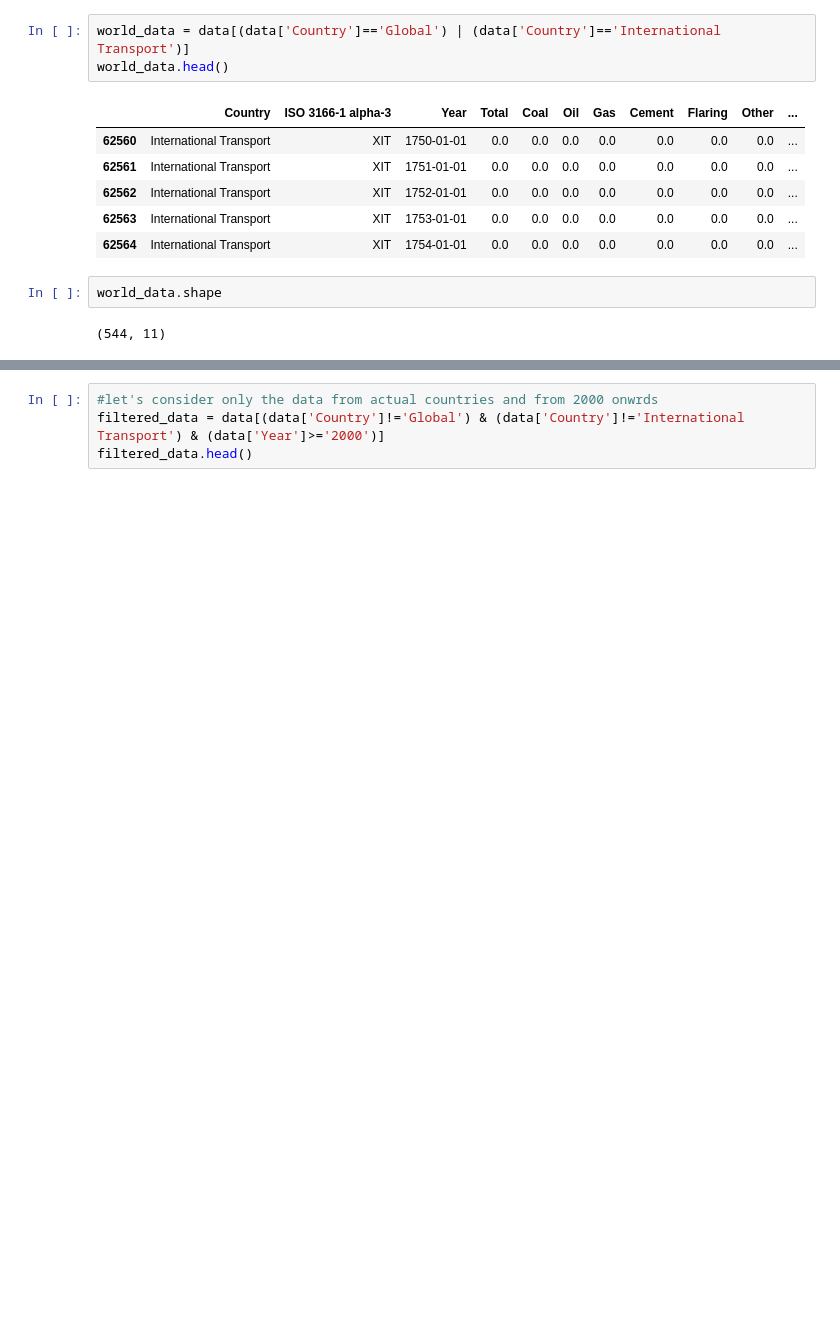
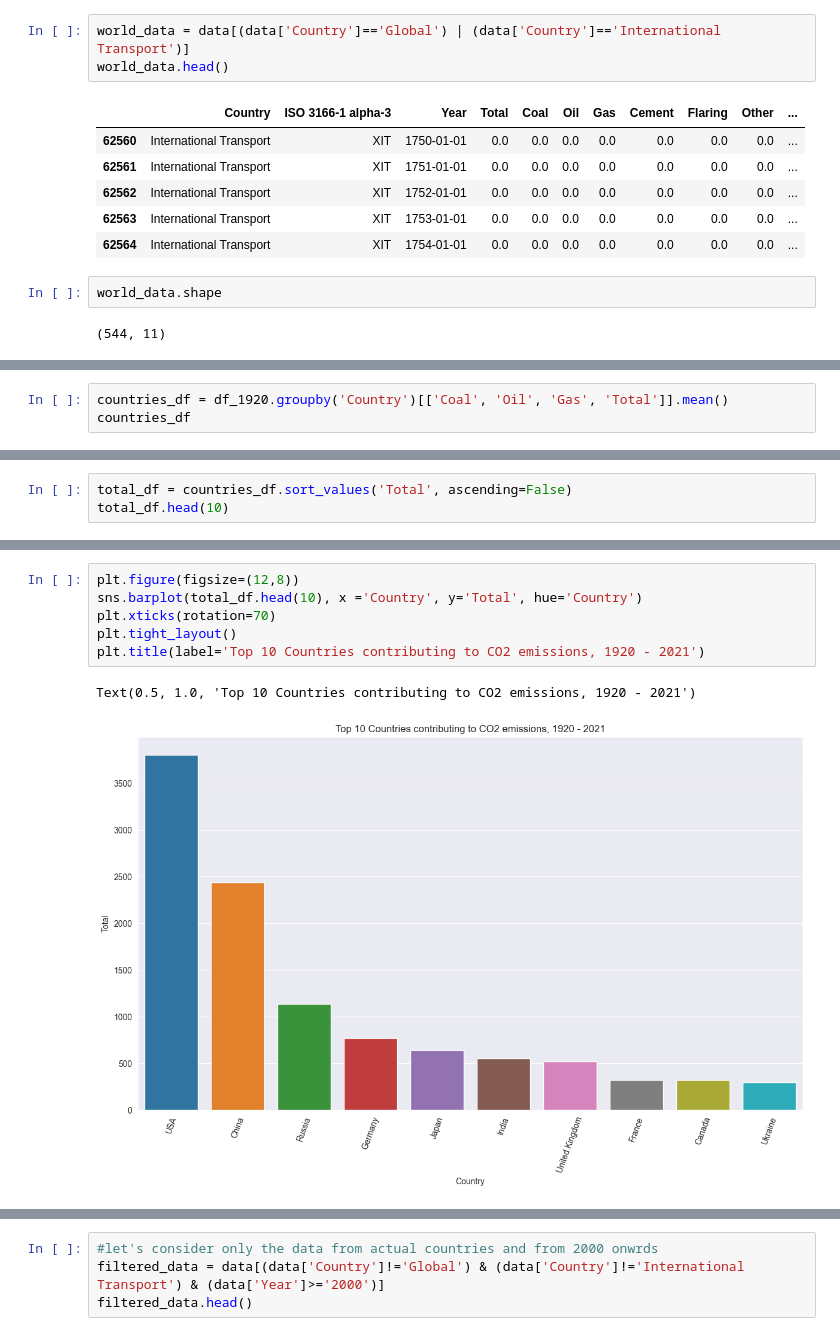
Before and after one commit to KS-coder77/carbon_emissions_eda, a Jupyter notebook: carbon_emissions_EDA.ipynb, the cells around one changed output, grey strips where cells are left out. Drawn from its saved outputs; the diff is of its cells as text; blank space fills up the shorter version.

```diff
--- a/carbon_emissions_EDA.ipynb
+++ b/carbon_emissions_EDA.ipynb
@@ -274,0 +352,3 @@ world_data.shape
+# %%
+countries_df = df_1920.groupby('Country')[['Coal', 'Oil', 'Gas', 'Total']].mean()
+countries_df
@@ -274,0 +370,3 @@ world_data.shape
+# %%
+total_df = countries_df.sort_values('Total', ascending=False)
+total_df.head(10)
@@ -274,0 +386,9 @@ world_data.shape
+# %%
+plt.figure(figsize=(12,8))
+sns.barplot(total_df.head(10), x ='Country', y='Total', hue='Country')
+plt.xticks(rotation=70)
+plt.tight_layout()
+plt.title(label='Top 10 Countries contributing to CO2 emissions, 1920 - 2021')
+# %% [output]
+Text(0.5, 1.0, 'Top 10 Countries contributing to CO2 emissions, 1920 - 2021')
+[figure, added]
```
Also changed, not shown: parts of 130 cells of this notebook.
